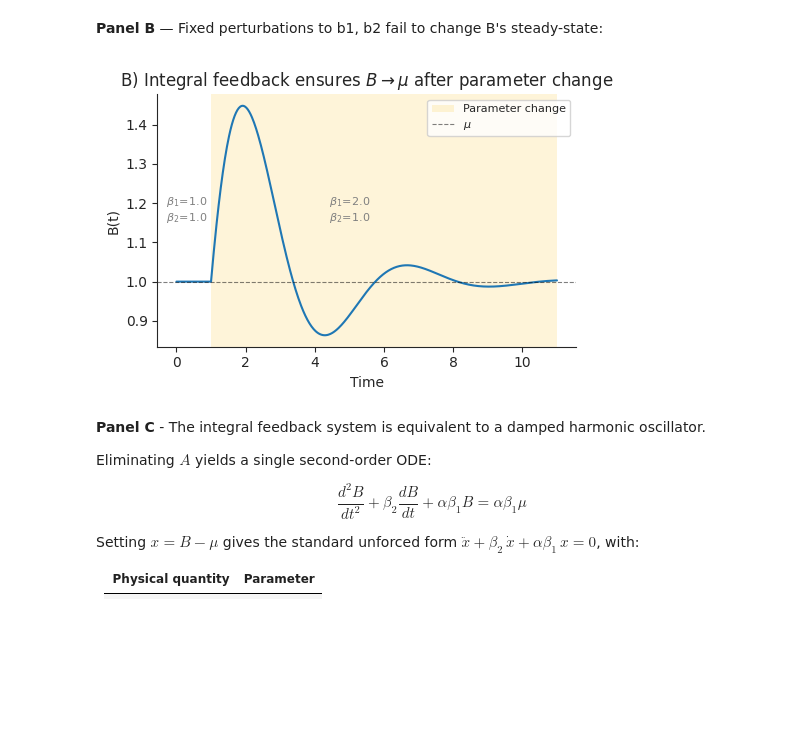
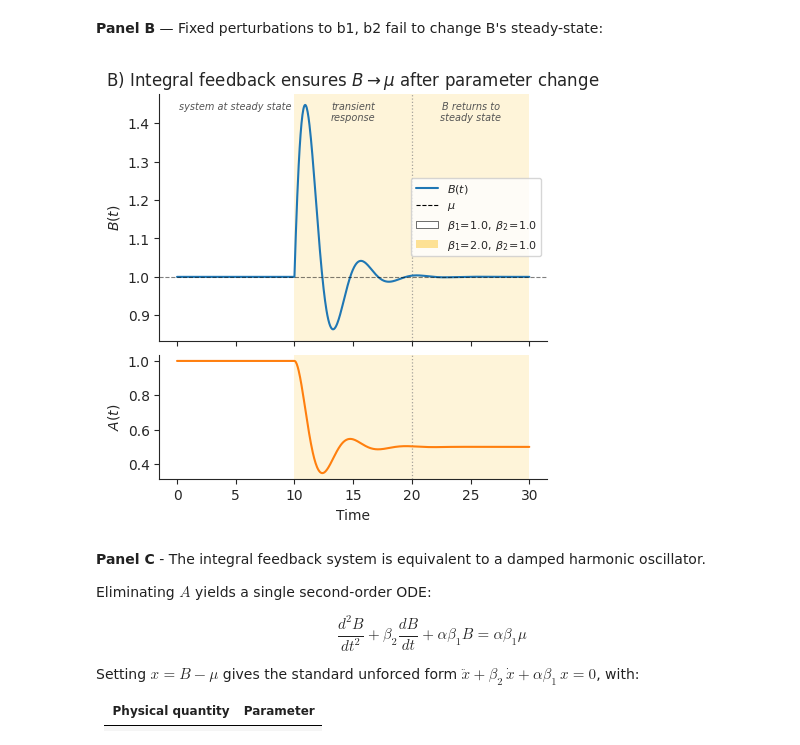
Before and after one commit to Liamir/autodiff-control, a Jupyter notebook: notebooks/figure2.ipynb, the cells around one changed output. Drawn from its saved outputs; the diff is of its cells as text; code cells hidden in the pictures; blank space fills up the shorter version.

Commit message:
fig2 and fig3 updates. ABC model analysis and numerical optimization to find optimal treatment times.

```diff
--- a/notebooks/figure2.ipynb
+++ b/notebooks/figure2.ipynb
@@ -75,8 +75,8 @@ PANEL_B = dict(
     alpha=1.0,
     beta1_base=1.0, beta2_base=1.0,
     beta1_pert=2.0, beta2_pert=1.0,
-    t_switch=1.0,   # 2 s at steady state, then switch
-    t_end=11.0,     # 10 s after switch
+    t_switch=10.0,   # 2 s at steady state, then switch
+    t_end=30.0,     # 10 s after switch
 )
 
 # --- Panel D: hard vs soft spring (minimal model) ---
@@ -207,34 +207,67 @@ data_G = run_panel_G()
 print("All simulations complete.")
 # %% [output]
 All simulations complete.
+# %%
+# Add A(t) to data_B (run_panel_B only stored B)
+p = PANEL_B
+A_ss = p['beta2_base'] * mu / p['beta1_base']
+x0_ss = [A_ss, mu]
+t1 = np.linspace(0, p['t_switch'], 250)
+sol1 = solve_ivp(
+    lambda t_, y: minimal_rhs(y, p['alpha'], p['beta1_base'], p['beta2_base']).tolist(),
+    [0, p['t_switch']], x0_ss, dense_output=True, max_step=0.05)
+y_switch = sol1.sol(p['t_switch'])
+t2 = np.linspace(p['t_switch'], p['t_end'], 500)
+sol2 = solve_ivp(
+    lambda t_, y: minimal_rhs(y, p['alpha'], p['beta1_pert'], p['beta2_pert']).tolist(),
+    [p['t_switch'], p['t_end']], y_switch, dense_output=True, max_step=0.05)
+data_B['A'] = np.concatenate([sol1.sol(t1)[0], sol2.sol(t2[1:])[0]])
 # %% [markdown]
 **Panel B** — Fixed perturbations to b1, b2 fail to change B's steady-state:
 # %%
-# Panel B: standalone plot
-fig, ax = plt.subplots(figsize=(5, 3.5))
-ax.plot(data_B['t'], data_B['B'], lw=1.5, color='C0')
+# Panel B: standalone plot — B(t) on top, A(t) below
+t_settled = 20.0
 
-# Replaced ax.axvline with ax.axvspan for background shading
-# alpha=0.15 makes it transparent, lw=0 removes the border line
-ax.axvspan(data_B['t_switch'], data_B['t'].max(), color='#fcba03', alpha=0.15, lw=0, label='Parameter change')
+fig, (ax_B, ax_A) = plt.subplots(2, 1, figsize=(5, 5), sharex=True,
+                                   gridspec_kw={'height_ratios': [2, 1], 'hspace': 0.08})
 
-ax.axhline(mu, color='black', ls='--', lw=0.8, alpha=0.5, label=r'$\mu$')
-ax.set_xlabel('Time'); ax.set_ylabel('B(t)')
-ax.set_title(r'B) Integral feedback ensures $B \to \mu$ after parameter change')
+for ax in (ax_B, ax_A):
+    ax.axvspan(data_B['t_switch'], data_B['t'].max(), color='#fcba03', alpha=0.15, lw=0)
+    ax.axvline(t_settled, color='gray', ls=':', lw=0.9, alpha=0.7)
 
-# Annotate parameter regions
-ylo, yhi = ax.get_ylim()
-ax.text(0.3, 0.50, data_B['label_base'], ha='center', fontsize=8, color='gray',
-        transform=ax.get_xaxis_transform())
-ax.text(5.0, 0.50, data_B['label_pert'], ha='center', fontsize=8, color='gray',
-        transform=ax.get_xaxis_transform())
-ax.legend(fontsize=8, loc='upper right')
-clean_ax(ax)
+# B(t) — with phase labels
+ax_B.plot(data_B['t'], data_B['B'], lw=1.5, color='C0')
+ax_B.axhline(mu, color='black', ls='--', lw=0.8, alpha=0.5)
+ax_B.set_ylabel('$B(t)$')
+ax_B.set_title(r'B) Integral feedback ensures $B \to \mu$ after parameter change')
+trans = ax_B.get_xaxis_transform()
+kw = dict(ha='center', va='top', fontsize=7, color='#555555',
+          fontstyle='italic', transform=trans)
+ax_B.text(data_B['t_switch'] / 2,               0.97, 'system at steady state',          **kw)
+ax_B.text((data_B['t_switch'] + t_settled) / 2, 0.97, 'transient\nresponse',   **kw)
+ax_B.text((t_settled + data_B['t'].max()) / 2,  0.97, 'B returns to\nsteady state', **kw)
+ax_B.legend(handles=[
+    plt.Line2D([0],[0], color='C0', lw=1.5, label='$B(t)$'),
+    plt.Line2D([0],[0], color='black', ls='--', lw=0.8, label=r'$\mu$'),
+    mpatches.Patch(facecolor='white', edgecolor='black', linewidth=0.4,
+                   label=rf'$\beta_1\!=\!{PANEL_B["beta1_base"]},\;\beta_2\!=\!{PANEL_B["beta2_base"]}$'),
+    mpatches.Patch(facecolor='#fcba03', edgecolor='none', alpha=0.4,
+                   label=rf'$\beta_1\!=\!{PANEL_B["beta1_pert"]},\;\beta_2\!=\!{PANEL_B["beta2_pert"]}$'),
+], fontsize=8, loc='center right')
+clean_ax(ax_B)
+plt.setp(ax_B.get_xticklabels(), visible=False)
+
+# A(t) — no phase labels
+ax_A.plot(data_B['t'], data_B['A'], lw=1.5, color='C1')
+ax_A.set_ylabel('$A(t)$')
+ax_A.set_xlabel('Time')
+clean_ax(ax_A)
+
 plt.tight_layout()
 fig.savefig('figure2_panelB.pdf', bbox_inches='tight')
 plt.show()
 # %% [output]
-[figure, old version]
+[figure, new version]
 # %% [markdown]
 **Panel C** - The integral feedback system is equivalent to a damped harmonic oscillator.
 
```
Also changed, not shown: parts of 5 cells of this notebook, 20 other files.
